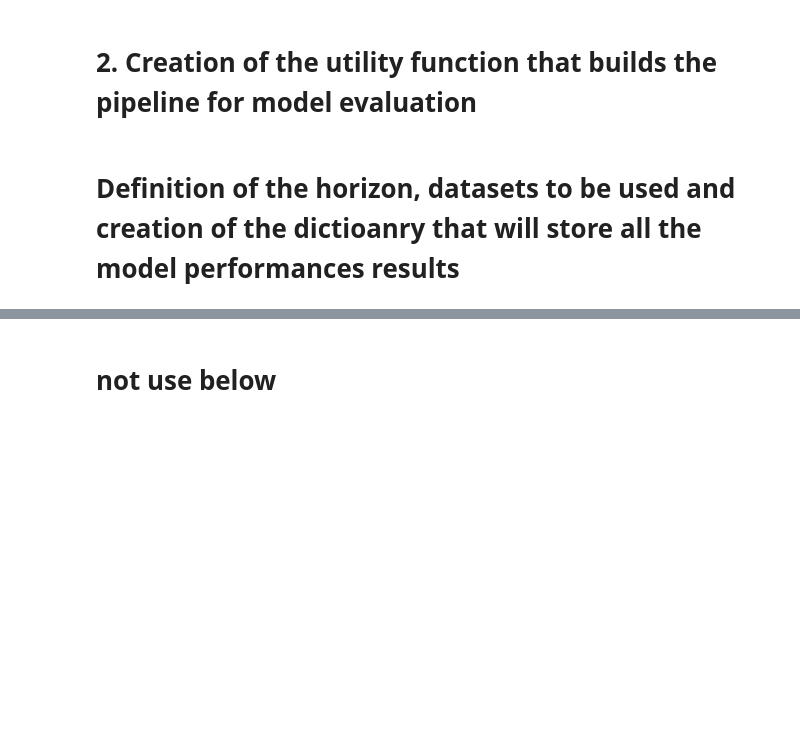
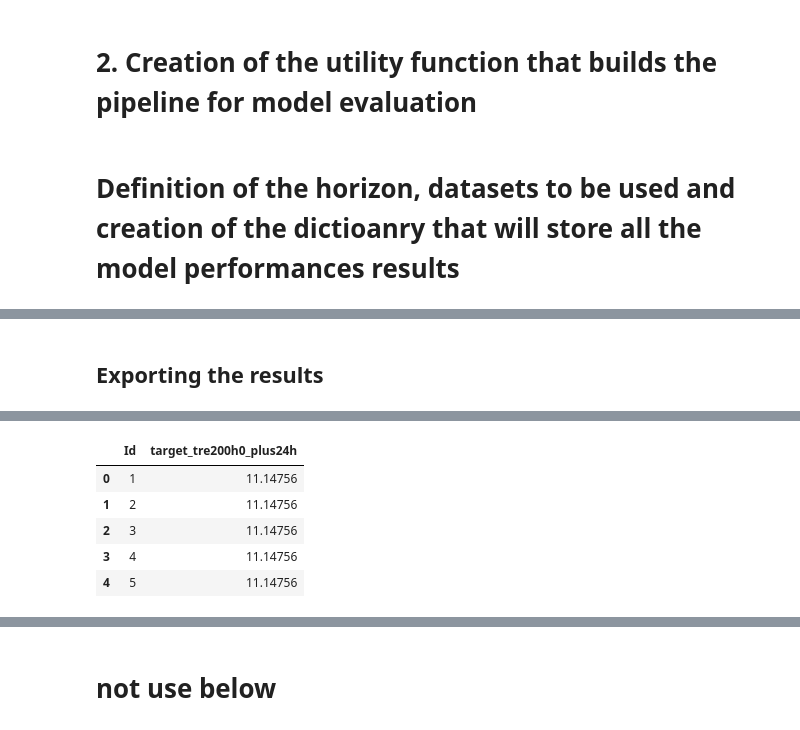
Before and after one commit to ivanldf13/MachineLearning2025, a Jupyter notebook: ML_Weather_Prediction/ml_weather_prediction_test_PCA_only_one_DS.ipynb, the cells around one changed output, grey strips where cells are left out. Drawn from its saved outputs; the diff is of its cells as text; code cells hidden in the pictures; blank space fills up the shorter version.

Commit message:
Project file works but not givving better results. Notes files updated

```diff
--- a/ML_Weather_Prediction/ml_weather_prediction_test_PCA_only_one_DS.ipynb
+++ b/ML_Weather_Prediction/ml_weather_prediction_test_PCA_only_one_DS.ipynb
@@ -1251,0 +1264,73 @@ else:
+# %% [markdown]
+## Exporting the results
+# %%
+# === 1) Find best model globally by lowest Test MAE ===
+best_entry = None
+
+for dataset_name, model_results in all_results.items():
+    for model_name, result in model_results.items():
+        if best_entry is None or result["test_mae"] < best_entry["test_mae"]:
+            best_entry = {
+                "Dataset": dataset_name,
+                "Model": model_name,
+                "test_mae": result["test_mae"],
+                "pipeline": result["pipeline"]
+            }
+
+best_pipeline = best_entry["pipeline"]
+print(f"🌟 Best overall model: {best_entry['Model']} trained on '{best_entry['Dataset']}'")
+print(f"→ Test MAE: {best_entry['test_mae']:.3f}")
+
+# === 2) Define targets and predictors ===
+targets = [
+    "target_tre200h0_plus12h",
+    "target_tre200h0_plus24h",
+    "target_tre200h0_plus48h"
+]
+
+best_dataset = datasets[best_entry["Dataset"]].copy()
+all_predictors = [
+    col for col in best_dataset.columns
+    if col not in targets
+]
+
+# === 3) Add missing_count to test if it was used in training ===
+if "missing_count" in best_dataset.columns and "missing_count" not in test.columns:
+    test["missing_count"] = test.isna().sum(axis=1)
+    print("✅ Added missing_count column to Kaggle test dataset.")
+
+# === 4) NO manual scaling here – pipeline will impute + scale + PCA ===
+
+# Align predictors between train and test
+available_predictors = [c for c in all_predictors if c in test.columns]
+missing_cols = set(all_predictors) - set(available_predictors)
+if missing_cols:
+    print(f"⚠️ Warning: These training columns are missing in Kaggle test and will be ignored: {missing_cols}")
+
+X_kaggle = test[available_predictors].copy()
+
+# === 5) Predict using the full pipeline ===
+y_pred_24 = best_pipeline.predict(X_kaggle)
+
+# === 6) Build and save Kaggle submission file ===
+submission = pd.DataFrame({
+    "Id": test["Id"],
+    "target_tre200h0_plus24h": y_pred_24
+})
+
+# --- Validate submission format ---
+expected_cols = ["Id", "target_tre200h0_plus24h"]
+extra_cols = set(submission.columns) - set(expected_cols)
+if extra_cols:
+    print(f"⚠️ Warning: Removing unexpected columns from submission: {extra_cols}")
+    submission = submission[expected_cols]
+
+# --- Save file ---
+day = date.today().strftime("%d-%m-%Y")   # day-month-year, e.g. "18-11-2025"
+filename = f"weather_report_submission_{day}.csv"
+submission.to_csv(filename, index=False, encoding="utf-8")
+
+print(f"\n✅ Saved Kaggle submission as: {filename}")
+print(f"Best model: {best_entry['Model']} | Dataset: {best_entry['Dataset']} | MAE: {best_entry['test_mae']:.3f}")
+display(submission.head())
+# %% [output]
@@ -1251,0 +1342,6 @@ else:
+|  | Id | target_tre200h0_plus24h |
+| 0 | 1 | 11.14756 |
+| 1 | 2 | 11.14756 |
+| 2 | 3 | 11.14756 |
+| 3 | 4 | 11.14756 |
+| 4 | 5 | 11.14756 |
```
Also changed, not shown: parts of 8 cells of this notebook, 4 other files.
